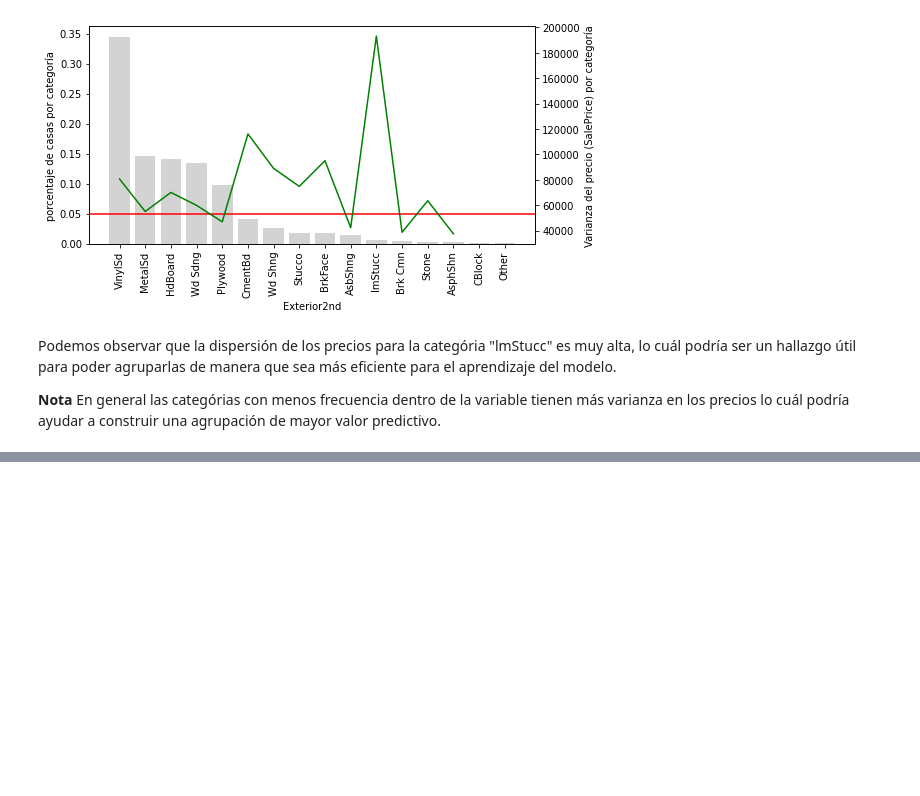
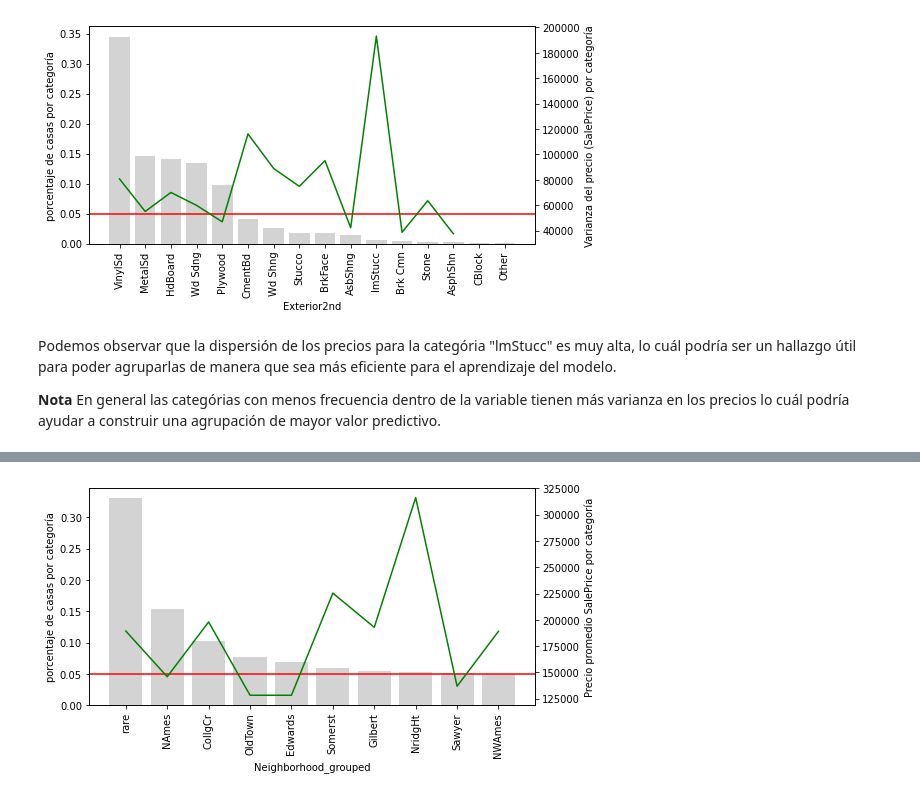
Before and after one commit to virf96/Chat-Bot, a Jupyter notebook: Tipos_de_variables.ipynb, the cells around one changed output, grey strips where cells are left out. Drawn from its saved outputs; the diff is of its cells as text; code cells hidden in the pictures; blank space fills up the shorter version.

```diff
--- a/Tipos_de_variables.ipynb
+++ b/Tipos_de_variables.ipynb
@@ -1425,7 +1425,7 @@ temp_df
 | 23 | NPkVill | 0.006164 | 9377.314529 |
 | 24 | Blueste | 0.001370 | 19091.883092 |
 # %%
-def plot_categories(df, var):
+def plot_var_categories(df, var):
 
     fig, ax = plt.subplots(figsize=(8, 4))
     plt.xticks(df.index, df[var], rotation=90)
@@ -1453,7 +1453,7 @@ for col in cat_cols:
 
         # usemos las funciones que ya creamos
         temp_df = calculate_std_target_per_category(data, col)
-        plot_categories(temp_df, col)
+        plot_var_categories(temp_df, col)
 # %% [output]
 [figure]
 [figure]
@@ -1463,0 +1468,30 @@ Podemos observar que la dispersión de los precios para la categória "lmStucc"
+# %%
+# Reemplacemos todas las categorías que aparecen en menos del
+# 5% de las casas, con la etiqueta 'rare'
+
+
+def group_rare_labels(df, var):
+
+    total_houses = len(df)
+
+    # primero calculemos el % de casas por cada categoría
+    temp_df = pd.Series(df[var].value_counts() / total_houses)
+
+    # ahora creemos un diccionario que reemplace las categorías raras
+    # con la cadena de caracteres 'rare' si están presentes en menos del 5% de las casas
+
+    grouping_dict = {
+        k: ('rare' if k not in temp_df[temp_df >= 0.05].index else k)
+        for k in temp_df.index
+    }
+
+    # reemplacemos las etiquetas raras por 'rare'
+    tmp = df[var].map(grouping_dict)
+
+    return tmp
+# %%
+# Agrupemos las categorías raras en 'Neighborhood'
+
+data['Neighborhood_grouped'] = group_rare_labels(data, 'Neighborhood')
+
+data[['Neighborhood', 'Neighborhood_grouped']].head(10)
@@ -1463,0 +1510,7 @@ Podemos observar que la dispersión de los precios para la categória "lmStucc"
+# %%
+# Grafiquemos las categorías en Neighborhood
+
+temp_df = calculate_mean_target_per_category(data, 'Neighborhood_grouped')
+plot_categories(temp_df, 'Neighborhood_grouped')
+# %% [output]
+[figure, added]
```
Also changed, not shown: parts of 18 cells of this notebook.
